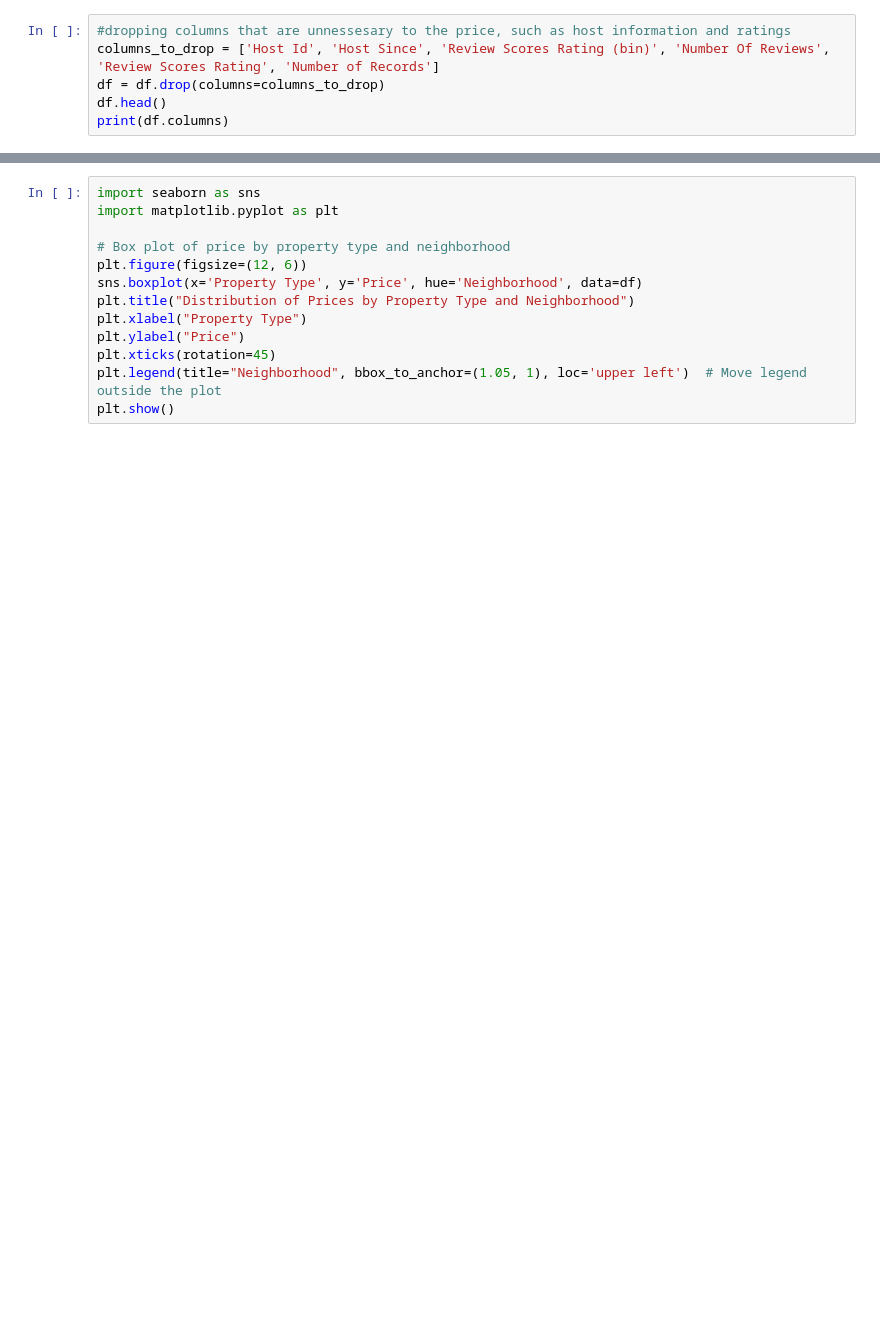
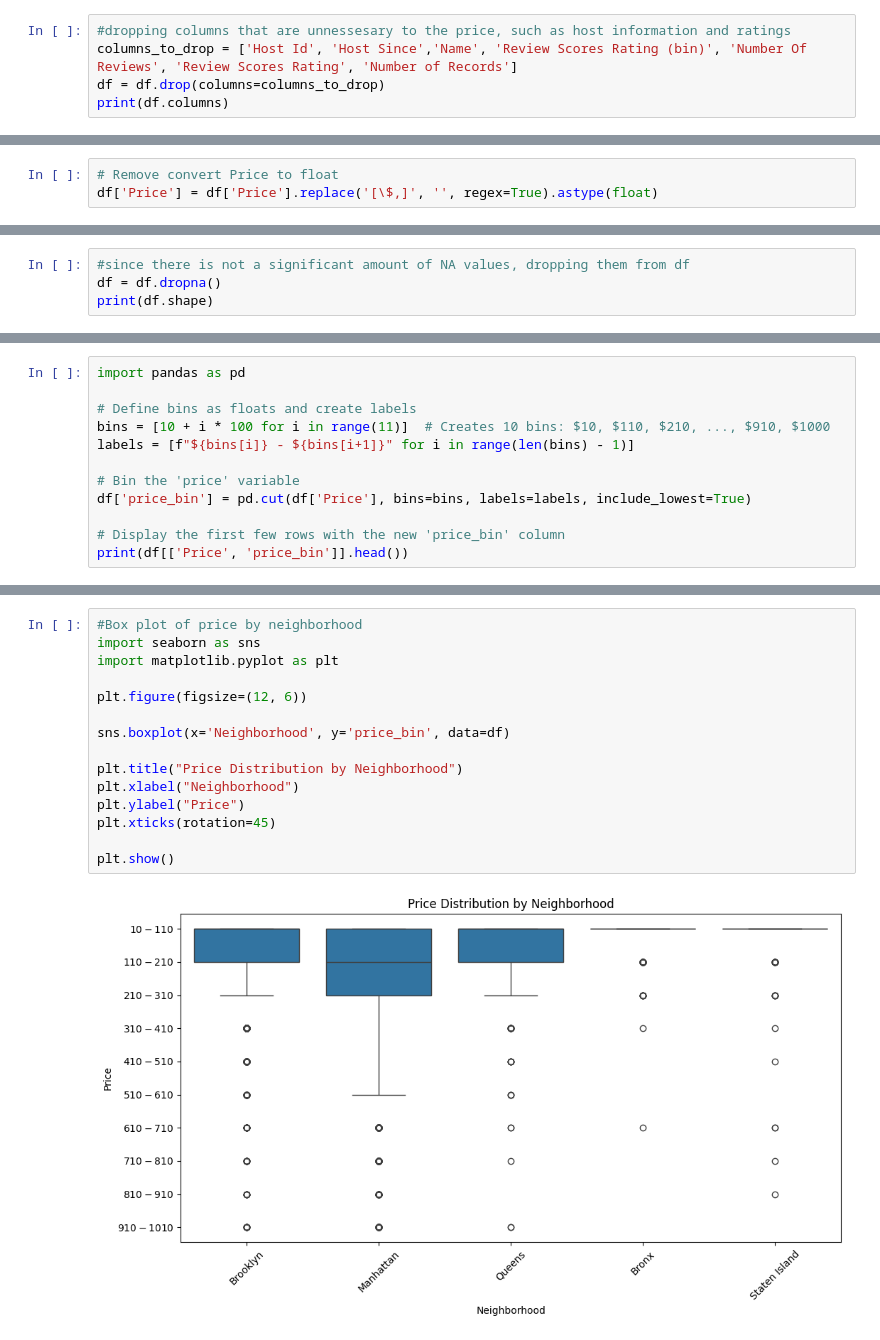
Before and after one commit to MaggieWelch/labs, a Jupyter notebook: MWHedonicPricing.ipynb, the cells around one changed output, grey strips where cells are left out. Cells and saved outputs as stored; diff of their text form; blank space fills up the shorter version.

```diff
--- a/MWHedonicPricing.ipynb
+++ b/MWHedonicPricing.ipynb
@@ -16,8 +18,7 @@ df.head()
 | 4 | 500 | 6/26/2008 | Trendy Times Square Loft | Manhattan | Apartment | 95.0 | Private room | 10036.0 | ... |
 # %%
 #dropping columns that are unnessesary to the price, such as host information and ratings
-columns_to_drop = ['Host Id', 'Host Since', 'Review Scores Rating (bin)', 'Number Of Reviews', 'Review Scores Rating', 'Number of Records']
+columns_to_drop = ['Host Id', 'Host Since','Name', 'Review Scores Rating (bin)', 'Number Of Reviews', 'Review Scores Rating', 'Number of Records']
 df = df.drop(columns=columns_to_drop)
-df.head()
 print(df.columns)
 # %% [output]
@@ -35 +46,4 @@ Index(['Name', 'Neighborhood', 'Property Type', 'Room Type', 'Zipcode', 'Beds',
+# %%
+# Remove convert Price to float
+df['Price'] = df['Price'].replace('[\$,]', '', regex=True).astype(float)
 # %%
@@ -39,0 +60,4 @@ print(df['Price'].isna().sum())
+# %%
+#since there is not a significant amount of NA values, dropping them from df
+df = df.dropna()
+print(df.shape)
@@ -39,0 +73,12 @@ print(df['Price'].isna().sum())
+# %%
+import pandas as pd
+
+# Define bins as floats and create labels
+bins = [10 + i * 100 for i in range(11)]  # Creates 10 bins: $10, $110, $210, ..., $910, $1000
+labels = [f"${bins[i]} - ${bins[i+1]}" for i in range(len(bins) - 1)]
+
+# Bin the 'price' variable
+df['price_bin'] = pd.cut(df['Price'], bins=bins, labels=labels, include_lowest=True)
+
+# Display the first few rows with the new 'price_bin' column
+print(df[['Price', 'price_bin']].head())
@@ -40,13 +92,17 @@ print(df['Price'].isna().sum())
 # %%
+#Box plot of price by neighborhood
 import seaborn as sns
 import matplotlib.pyplot as plt
 
-# Box plot of price by property type and neighborhood
 plt.figure(figsize=(12, 6))
-sns.boxplot(x='Property Type', y='Price', hue='Neighborhood', data=df)
-plt.title("Distribution of Prices by Property Type and Neighborhood")
-plt.xlabel("Property Type")
+
+sns.boxplot(x='Neighborhood', y='price_bin', data=df)
+
+plt.title("Price Distribution by Neighborhood")
+plt.xlabel("Neighborhood")
 plt.ylabel("Price")
 plt.xticks(rotation=45)
-plt.legend(title="Neighborhood", bbox_to_anchor=(1.05, 1), loc='upper left')  # Move legend outside the plot
+
 plt.show()
+# %% [output]
+[figure, added]
```
Also changed, not shown: parts of 28 cells of this notebook.
